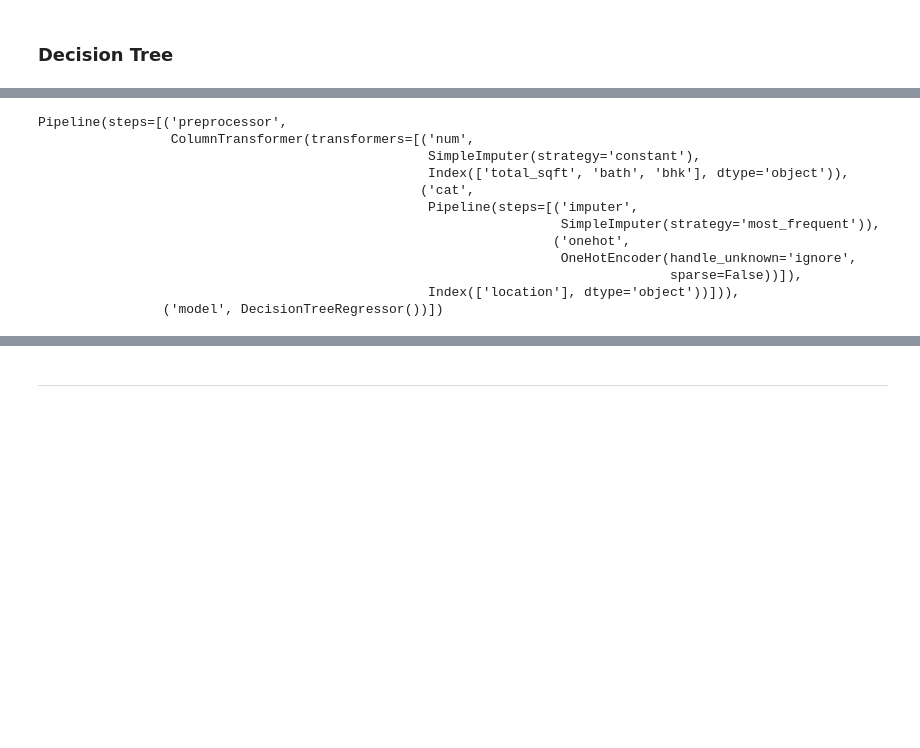
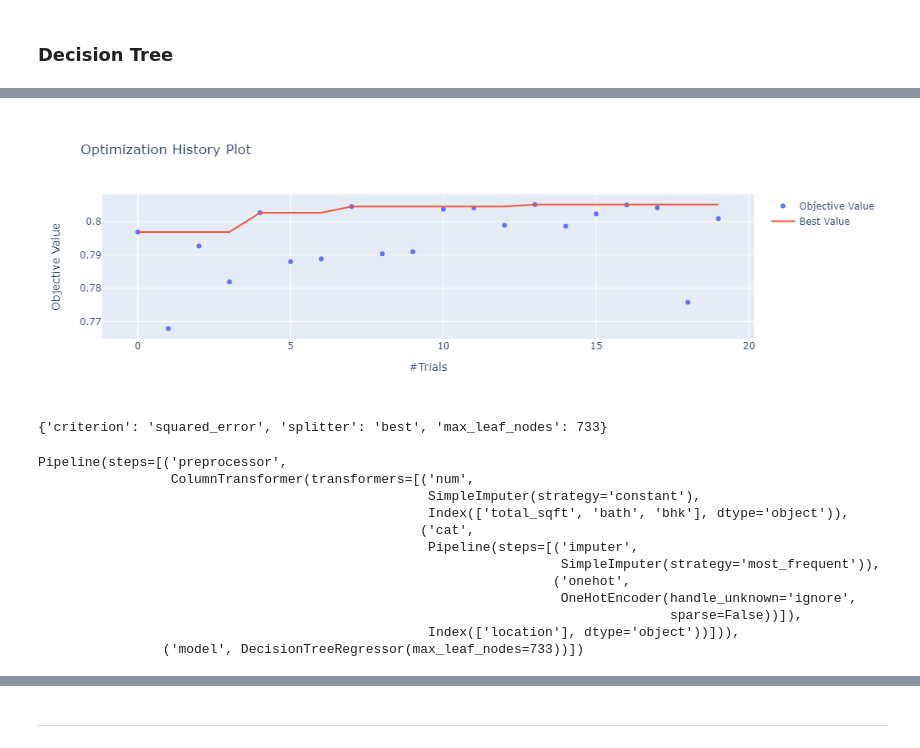
Before and after one commit to abhisekdas0fficial/house-price-prediction, a Jupyter notebook: Model.ipynb, the cells around one changed output, grey strips where cells are left out. Saved outputs shown, nothing was run; the diff lists cells and outputs as text; code cells hidden in the pictures; blank space fills up the shorter version.

```diff
--- a/Model.ipynb
+++ b/Model.ipynb
@@ -229,0 +192,8 @@ Cross Validation Mean Score     0.8464713287043215
+# %%
+optuna.visualization.plot_optimization_history(study)
+# %% [output]
+[figure, added]
+# %%
+dt_params
+# %% [output]
+{'criterion': 'squared_error', 'splitter': 'best', 'max_leaf_nodes': 733}
@@ -230,7 +202,7 @@ Cross Validation Mean Score     0.8464713287043215
 # %%
 from sklearn.tree import DecisionTreeRegressor
 
-dt_model = DecisionTreeRegressor()
+dt_model = DecisionTreeRegressor(**dt_params)
 
 # Bundle preprocessing and modeling code in a pipeline
 dt_pipe = Pipeline(steps=[
@@ -251,7 +223,7 @@ Pipeline(steps=[('preprocessor',
                                                                    OneHotEncoder(handle_unknown='ignore',
                                                                                  sparse=False))]),
                                                   Index(['location'], dtype='object'))])),
-                ('model', DecisionTreeRegressor())])
+                ('model', DecisionTreeRegressor(max_leaf_nodes=733))])
 # %%
 pd.Series({
     "Train Score": dt_pipe.score(X_train, y_train),
```
Also changed, not shown: parts of 48 cells of this notebook, 4 other files.
